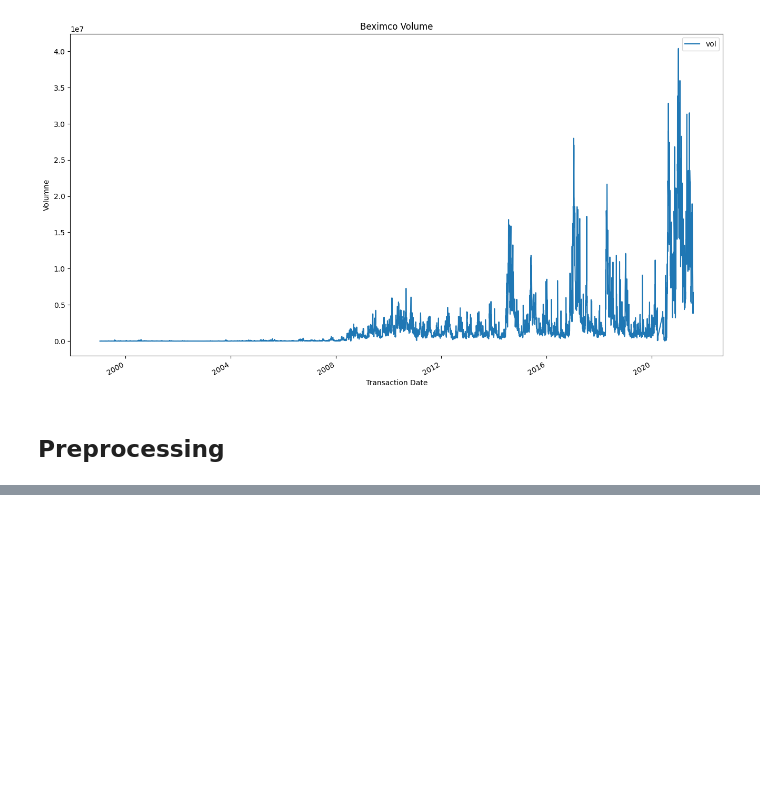
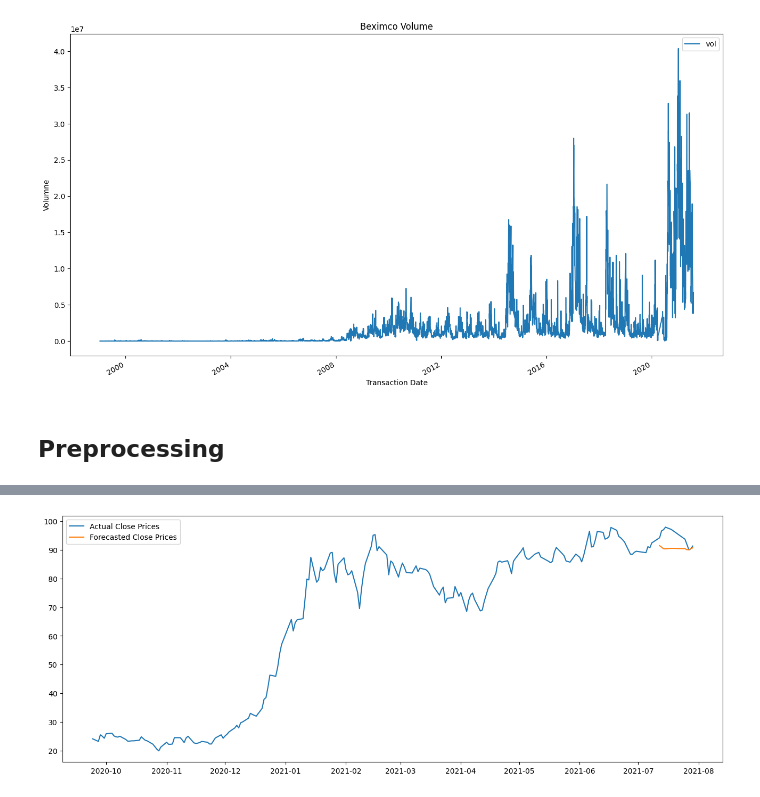
Before and after one commit to Mashfiqur-Rahman/stock-market-analysis-using-ml, a Jupyter notebook: notebooks/Deep_Learning_Algorithms.ipynb, the cells around one changed output, grey strips where cells are left out. Cells and saved outputs as stored; diff of their text form; code cells hidden in the pictures; blank space fills up the shorter version.

```diff
--- a/notebooks/Deep_Learning_Algorithms.ipynb
+++ b/notebooks/Deep_Learning_Algorithms.ipynb
@@ -290,0 +356,11 @@ R2 is : 0.7955997842568738
+# %%
+plt.figure(figsize=(16, 6))
+plt.plot(close_prices[-200:], label='Actual Close Prices')
+forcast_df = pd.DataFrame(forecast.values, index=close_prices[-num_forecast_steps:].index)
+plt.plot(forcast_df, label='Forecasted Close Prices')
+# plt.fill_between(np.arange(len(close_prices), len(close_prices) + num_forecast_steps), conf_int[:, 0], conf_int[:, 1],
+#                  alpha=0.1, color='b', label='Confidence Intervals')
+plt.legend()
+plt.show()
+# %% [output]
+[figure, added]
```
Also changed, not shown: parts of 7 cells of this notebook.
